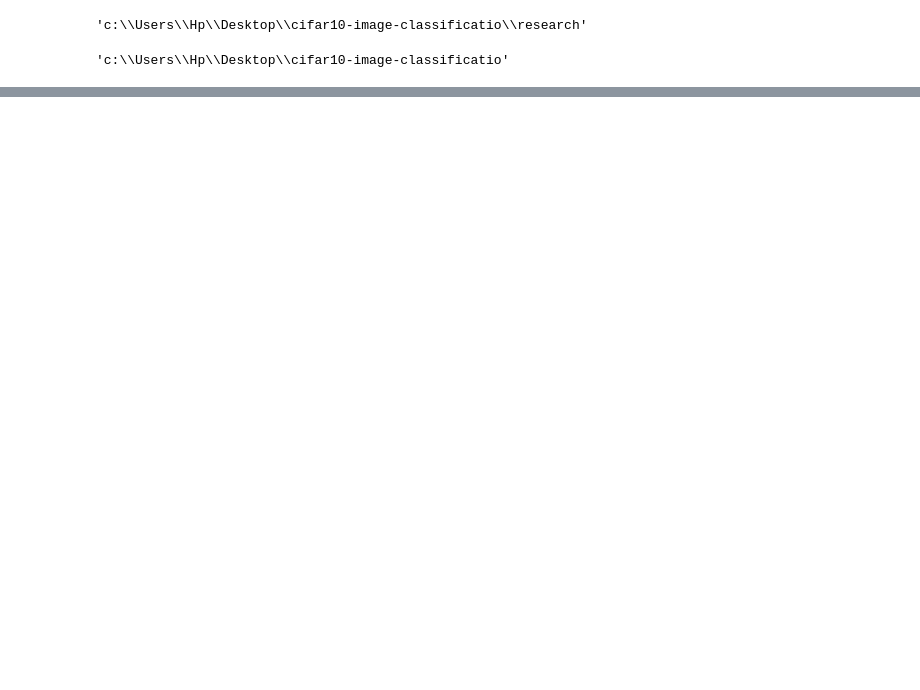
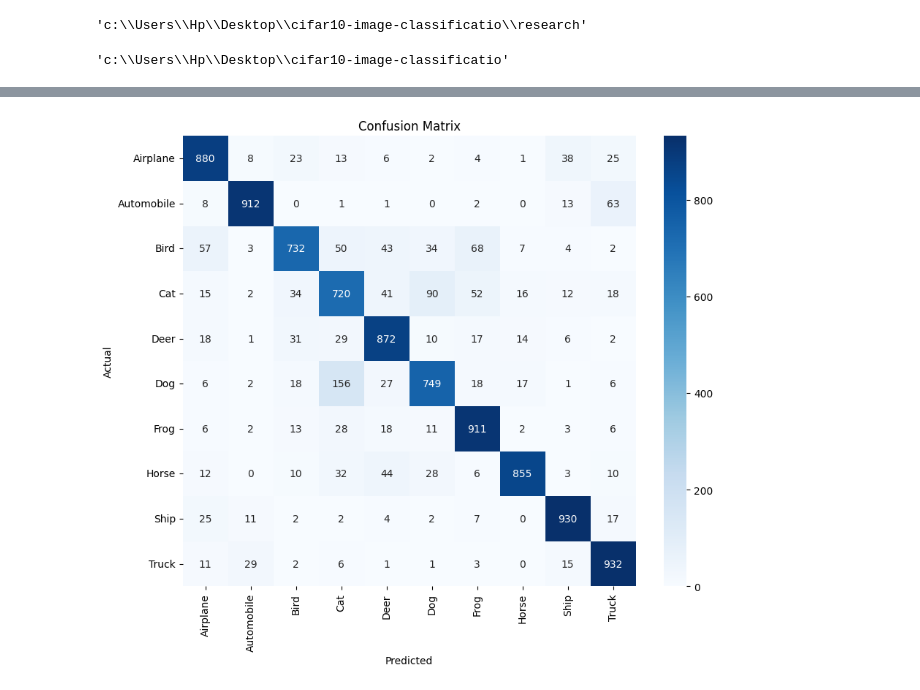
Before and after one commit to atikhasan007/cifar10-image-classificatio, a Jupyter notebook: research/just_model_evaluation.ipynb, the cells around one changed output, grey strips where cells are left out. Cells and saved outputs as stored; diff of their text form; code cells hidden in the pictures; blank space fills up the shorter version.

```diff
--- a/research/just_model_evaluation.ipynb
+++ b/research/just_model_evaluation.ipynb
@@ -57,0 +88,23 @@ AttributeError: 'Source' object has no attribute 'asttext'
+# %%
+from sklearn.metrics import classification_report
+
+class_names = [
+    "Airplane",
+    "Automobile",
+    "Bird",
+    "Cat",
+    "Deer",
+    "Dog",
+    "Frog",
+    "Horse",
+    "Ship",
+    "Truck"
+]
+
+print(
+    classification_report(
+        y_true,
+        y_pred_classes,
+        target_names=class_names
+    )
+)
@@ -57,0 +133,24 @@ AttributeError: 'Source' object has no attribute 'asttext'
+# %%
+cm = confusion_matrix(
+    y_true,
+    y_pred_classes
+)
+
+plt.figure(figsize=(10, 8))
+
+sns.heatmap(
+    cm,
+    annot=True,
+    fmt="d",
+    cmap="Blues",
+    xticklabels=class_names,
+    yticklabels=class_names
+)
+
+plt.xlabel("Predicted")
+plt.ylabel("Actual")
+plt.title("Confusion Matrix")
+
+plt.show()
+# %% [output]
+[figure, added]
```
Also changed, not shown: parts of 21 cells of this notebook, 5 other files.
